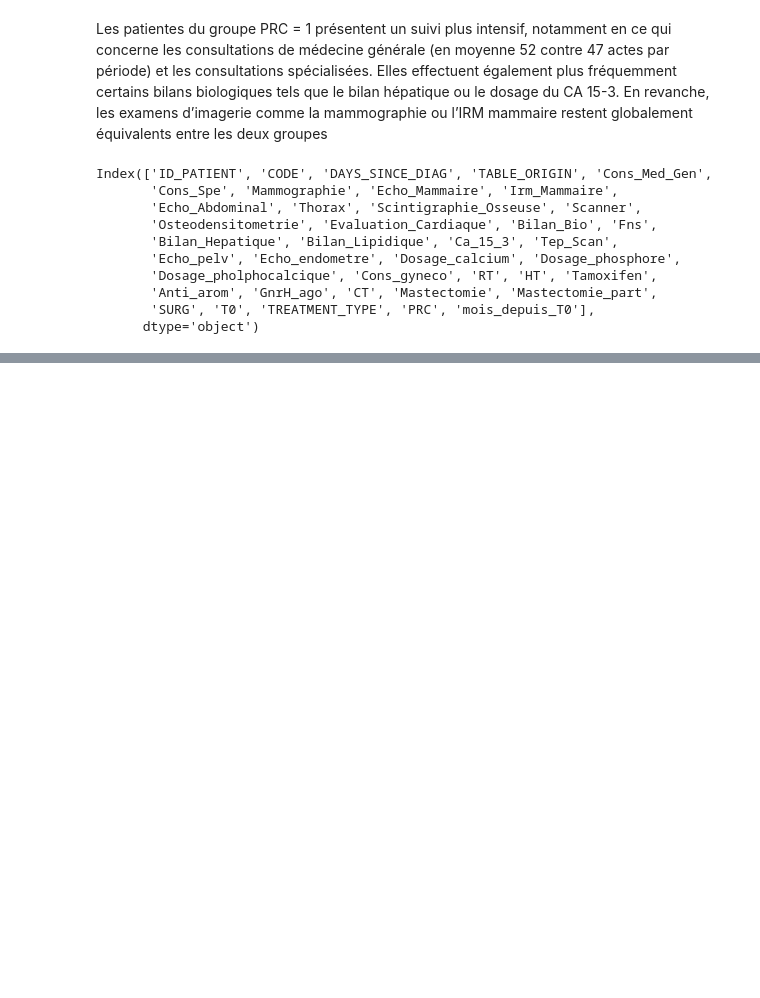
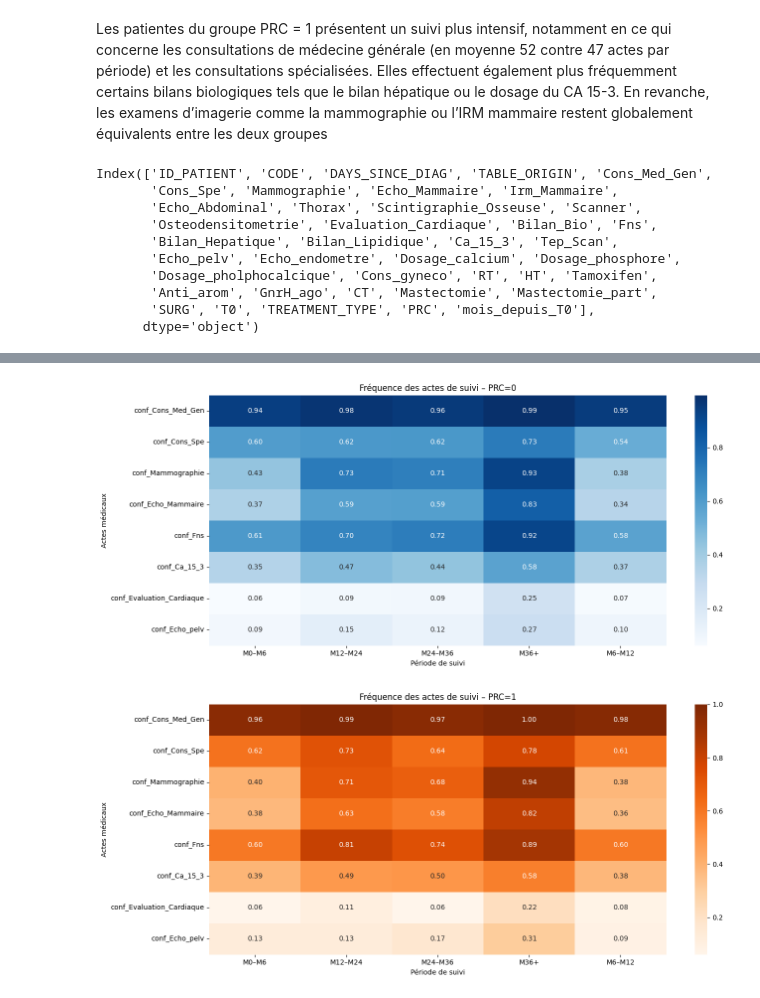
Before and after one commit to SECKidrissa/TER_M1_2025, a Jupyter notebook: notebooks/test.ipynb, the cells around one changed output, grey strips where cells are left out. Saved outputs shown, nothing was run; the diff lists cells and outputs as text; code cells hidden in the pictures; blank space fills up the shorter version.

```diff
--- a/notebooks/test.ipynb
+++ b/notebooks/test.ipynb
@@ -231,0 +275,16 @@ Index(['ID_PATIENT', 'CODE', 'DAYS_SINCE_DIAG', 'TABLE_ORIGIN', 'Cons_Med_Gen',
+# %%
+actes_suivi = [
+    "Cons_Med_Gen", "Cons_Spe" ,
+    "Mammographie", "Echo_Mammaire",
+    "Fns", "Ca_15_3",
+    "Evaluation_Cardiaque",
+    "Echo_pelv",
+]
+
+for acte in actes_suivi:
+    if acte in df_resumé_par_periode.columns:
+        df_resumé_par_periode[f"conf_{acte}"] = (df_resumé_par_periode[acte] >= 1).astype(int)
+    else:
+        print(f"Colonne {acte} non trouvée dans le DataFrame.")
+
+df_resumé_par_periode[[col for col in df_resumé_par_periode.columns if col.startswith("conf_")]].head()
@@ -231,0 +299,3 @@ Index(['ID_PATIENT', 'CODE', 'DAYS_SINCE_DIAG', 'TABLE_ORIGIN', 'Cons_Med_Gen',
+# %%
+df_frequence = df_resumé_par_periode.groupby(["periode_suivi", "PRC"])[[f"conf_{acte}" for acte in actes_suivi]].mean().reset_index()
+df_frequence.head()
@@ -231,0 +309,25 @@ Index(['ID_PATIENT', 'CODE', 'DAYS_SINCE_DIAG', 'TABLE_ORIGIN', 'Cons_Med_Gen',
+# %%
+import seaborn as sns
+import matplotlib.pyplot as plt
+
+frequence_PRC0 = df_frequence[df_frequence["PRC"] == 0].set_index("periode_suivi")[[f"conf_{acte}" for acte in actes_suivi]]
+frequence_PRC1 = df_frequence[df_frequence["PRC"] == 1].set_index("periode_suivi")[[f"conf_{acte}" for acte in actes_suivi]]
+
+plt.figure(figsize=(14, 6))
+sns.heatmap(frequence_PRC0.T, annot=True, cmap="Blues", cbar=True, fmt=".2f")
+plt.title("Fréquence des actes de suivi – PRC=0")
+plt.ylabel("Actes médicaux")
+plt.xlabel("Période de suivi")
+plt.tight_layout()
+plt.show()
+
+plt.figure(figsize=(14, 6))
+sns.heatmap(frequence_PRC1.T, annot=True, cmap="Oranges", cbar=True, fmt=".2f")
+plt.title("Fréquence des actes de suivi – PRC=1")
+plt.ylabel("Actes médicaux")
+plt.xlabel("Période de suivi")
+plt.tight_layout()
+plt.show()
+# %% [output]
+[figure, added]
+[figure, added]
```
Also changed, not shown: parts of 9 cells of this notebook.
